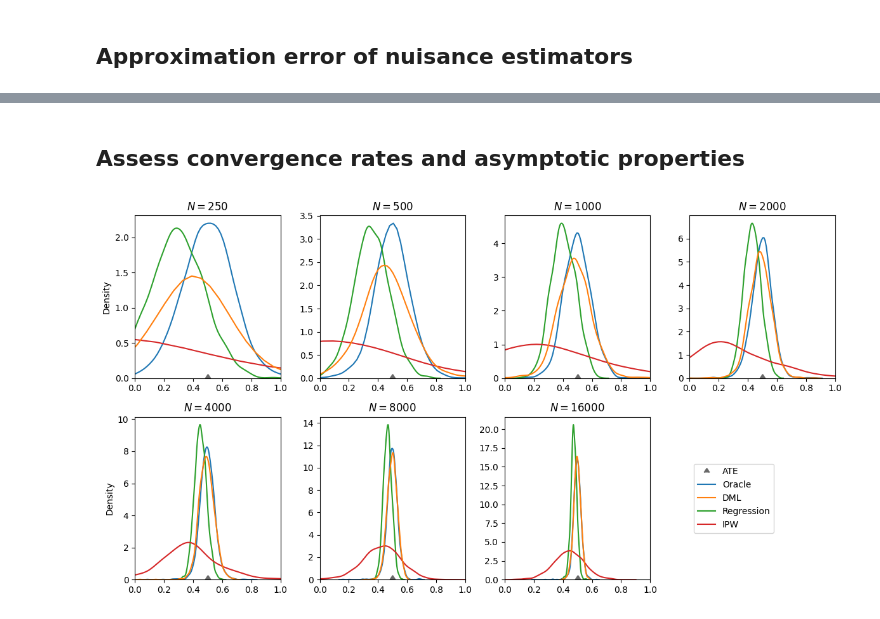
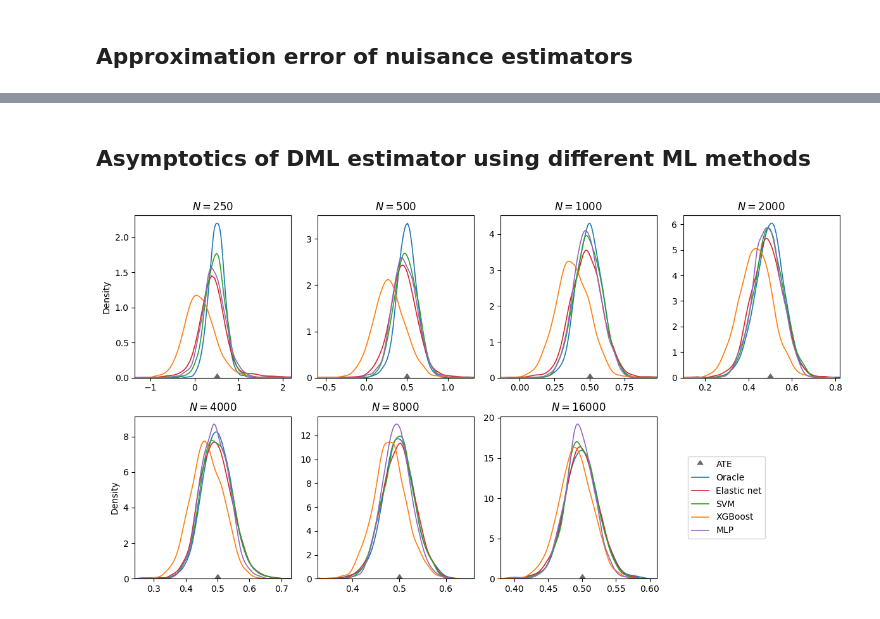
Before and after one commit to zijianwang2000/MA_CausalML, a Jupyter notebook: Complex model (10 confounders)/Plots for ATE.ipynb, the cells around one changed output, grey strips where cells are left out. Saved outputs shown, nothing was run; the diff lists cells and outputs as text; code cells hidden in the pictures.

```diff
--- a/Complex model (10 confounders)/Plots for ATE.ipynb
+++ b/Complex model (10 confounders)/Plots for ATE.ipynb
@@ -66,3 +65,0 @@ for fmt in ['png', 'pdf']:
-# %%
-slopes = np.polyfit(np.log(sample_sizes), np.log(rmses[..., 1]), 1)[0, :]
-slopes
@@ -71,10 +65,0 @@ array([-0.18977475, -0.28269043, -0.34881367, -0.33839695])
-# %%
-slopes = np.polyfit(np.log(sample_sizes), np.log(rmse), 1)[0,:]
-
-plt.figure(figsize=(6, 4))
-plt.bar(names, -slopes, color=colors)
-plt.axhline(y=0.5, color='dimgrey', linestyle='--')
-plt.ylabel('Convergence rate')
-
-for fmt in ['png', 'pdf']:
-    plt.savefig(f'figures_3/ml_conv_2.{fmt}', dpi=300, bbox_inches='tight')
@@ -81,37 +86,47 @@ for fmt in ['png', 'pdf']:
 # %% [markdown]
-## Assess convergence rates and asymptotic properties
+## Asymptotics of DML estimator using different ML methods
 # %%
 theta_0 = 0.5   # true ATE
-sample_sizes = list(results_dict.keys())
-colors = ['tab:blue', 'tab:orange', 'tab:green', 'tab:red']
-names = ['Oracle', 'DML', 'Regression', 'IPW']
 # %%
 # Visual comparison of estimators
 fig, axes = plt.subplots(nrows=2, ncols=4, figsize=(12, 6.5))
 
-for i, (N, results) in enumerate(results_dict.items()):
+for i, N in enumerate(sample_sizes):
     ax = axes.flat[i]
     ax.scatter(theta_0, 0, marker=10, color='dimgrey', label='ATE')
-    ate_estimates = results[0]
-    for k in [0, 2, 3, 1]:
-        sns.kdeplot(ate_estimates[:,k], ax=ax, color=colors[k], label=names[k])
+    sns.kdeplot(results_ate['eln'][N][0][:, 0], ax=ax, linewidth=1.2, color='tab:blue', label='Oracle')
+
+    for ml_key, ml_name in ml_models.items():
+        sns.kdeplot(results_ate[ml_key][N][0][:, 4], ax=ax, linewidth=1.2, color=color_mapper[ml_key], label=ml_name)
     ax.set_title(r'$N=$' + f'{N}')
 
     if not (i==0 or i==4):
         ax.set_ylabel('')
-    ax.set_xlim(left=0, right=1)
-    if i==6:
+    if i==0:
+        ax.set_xlim(left=-1.35, right=2.18)
+    elif i==1:
+        ax.set_xlim(left=-0.6, right=1.32)
+        ax.set_yticks([0, 1, 2, 3])
+    elif i==2:
+        ax.set_xlim(left=-0.135, right=0.98)
+    elif i==3:
+        ax.set_xlim(left=0.1, right=0.82)
+    elif i==4:
+        ax.set_xlim(left=0.24, right=0.73)
+    elif i==5:
+        ax.set_xlim(left=0.325, right=0.66)
+    else:
+        ax.set_xlim(left=0.38, right=0.61)
+        ax.set_yticks([0, 5, 10, 15, 20])
         handles, labels = ax.get_legend_handles_labels()
 
-order = [0, 1, 4, 2, 3]
-axes.flat[-1].legend([handles[j] for j in order], [labels[j] for j in order],
-                     loc='center left', bbox_to_anchor=(0, 0.5))
+axes.flat[-1].legend(handles, labels, loc='center left', bbox_to_anchor=(0, 0.5))
 axes.flat[-1].axis('off')
 fig.tight_layout()
 
 for fmt in ['png', 'pdf']:
-    fig.savefig(f'figures_1/Visual_comparison.{fmt}', dpi=300, bbox_inches='tight')
+    fig.savefig(f'figures_ate/Sampling_distribution.{fmt}', dpi=300, bbox_inches='tight')
 # %% [output]
-[figure, old version]
+[figure, new version]
 # %%
 # Convergence rates
```
Also changed, not shown: parts of 9 cells of this notebook, 36 other files.
